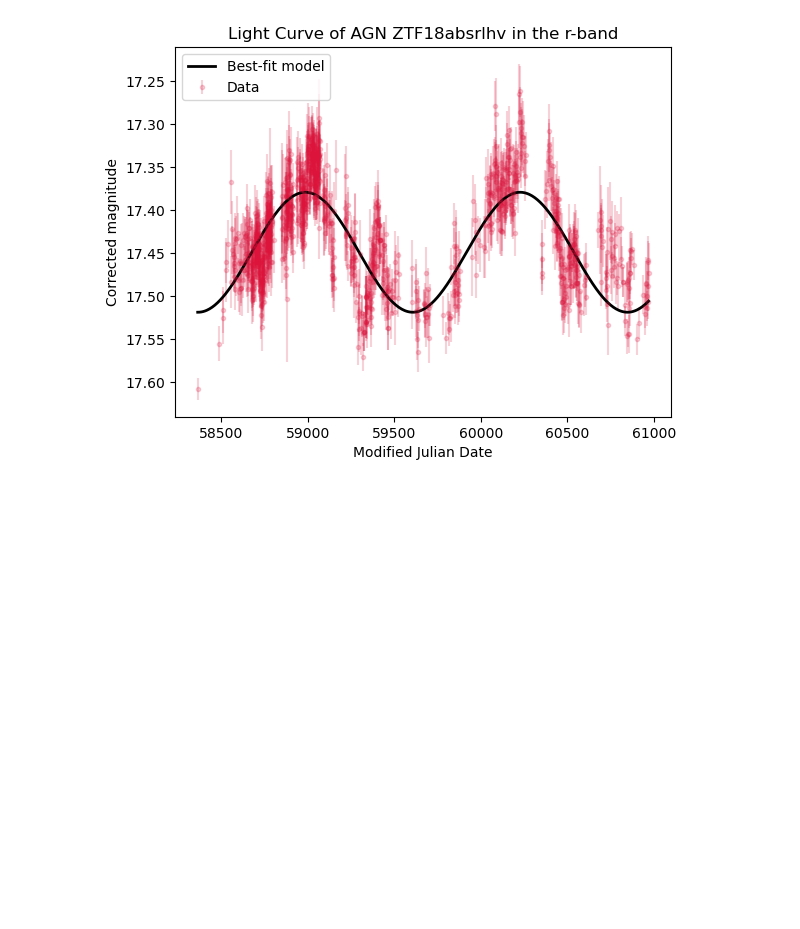
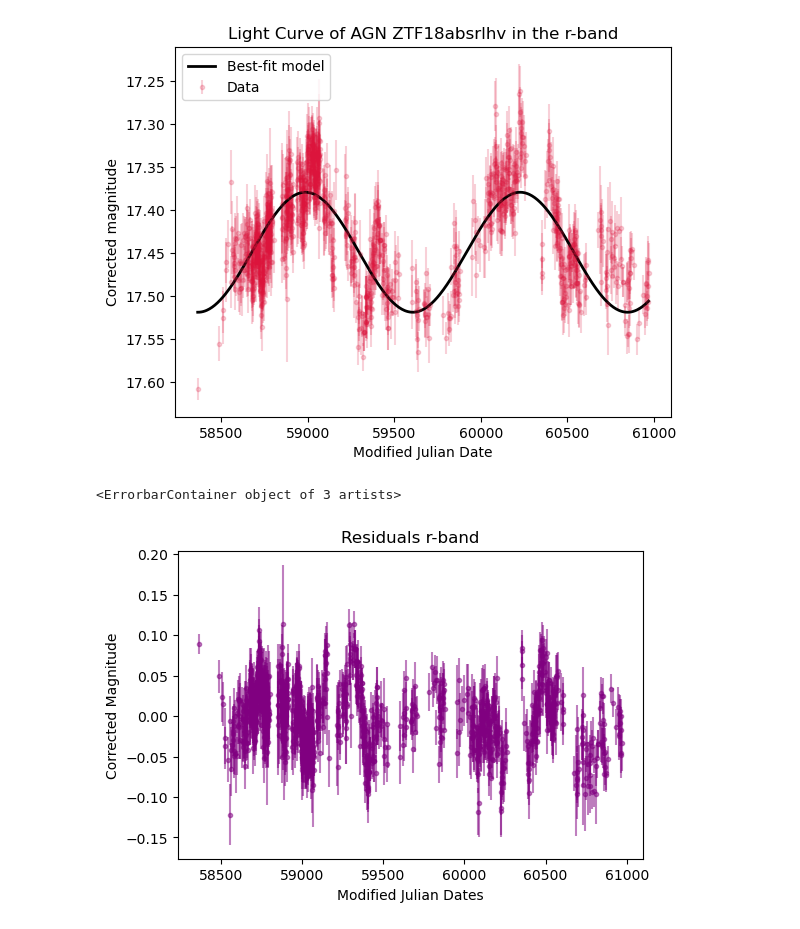
Before and after one commit to linagiraldom/AGN-ZTF18absrlhv, a Jupyter notebook: AGN.ipynb, the cells around one changed output. Drawn from its saved outputs; the diff is of its cells as text; code cells hidden in the pictures; blank space fills up the shorter version.

```diff
--- a/AGN.ipynb
+++ b/AGN.ipynb
@@ -654,3 +657,17 @@ Amplitude A = 0.034671 mag (semi-amplitude)
 Phase phi = 1.0516 rad  -> phase fraction = 0.1674
 Offset (mean magnitude) = 17.431691 mag
 [figure]
+# %%
+model1 = ls.model(time, best_frequency)
+residuals = mag - model1
+
+
+plt.figure(figsize=(6,4))
+plt.title(f"Residuals {band}-band")
+plt.xlabel("Modified Julian Dates")
+plt.ylabel("Corrected Magnitude")
+plt.errorbar(time, residuals,
+             yerr=mag_err, fmt='.', color='purple', alpha=0.5, label='Residuals')
+# %% [output]
+<ErrorbarContainer object of 3 artists>
+[figure, added]
```
Also changed, not shown: parts of 1 cell of this notebook.
